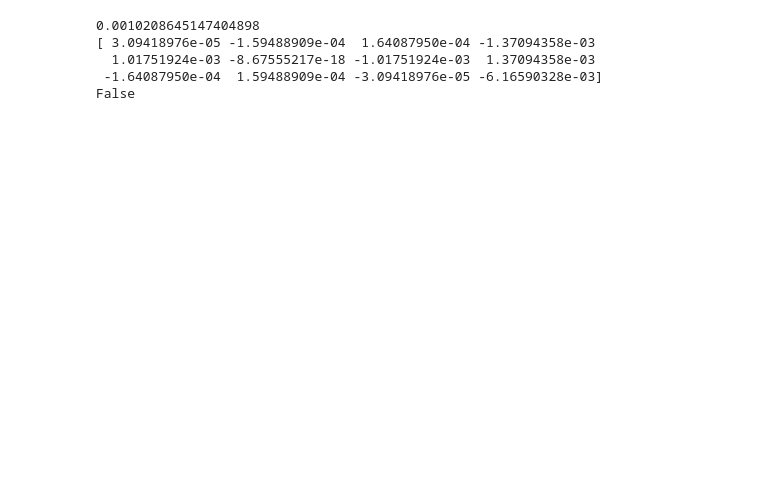
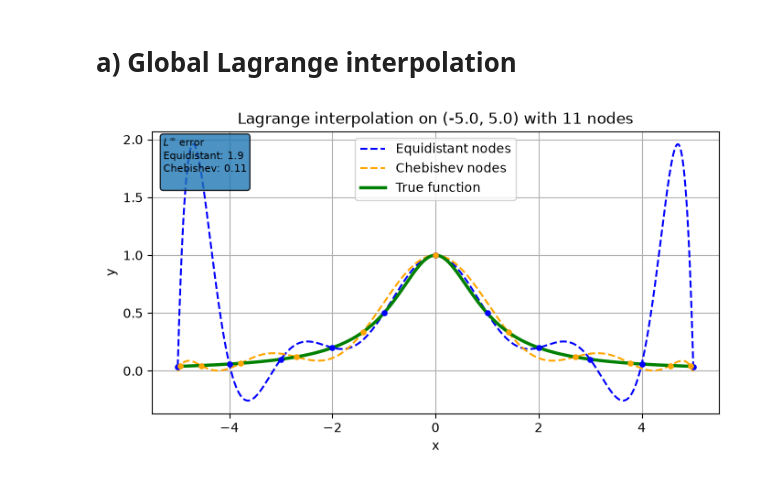
Before and after one commit to KristofferEide06/TMA4215, a Jupyter notebook: project_1/notebooks/project_1.ipynb, the cells around one changed output. Drawn from its saved outputs; the diff is of its cells as text; code cells hidden in the pictures; blank space fills up the shorter version.

Commit message:
Update notebook (#3)
* Update plotting functions to cover all tasks

* Added runtime computation function

* Notebook with all plots and figures

```diff
--- a/project_1/notebooks/project_1.ipynb
+++ b/project_1/notebooks/project_1.ipynb
@@ -373,23 +0,0 @@ def make_cost(
-# %%
-cost = make_cost(fun = runge, interval = (-5, 5), N = 1000)
-n = 10
-
-x0 = anp.linspace(-5, 5, n + 1)
-epsilon0 = 1.0
-
-z0 = anp.concatenate((x0, anp.array([epsilon0])))
-
-print(cost(z0))
-
-grad_cost = grad(cost)
-
-g = grad_cost(z0)
-
-print(g)
-print(anp.any(anp.isnan(g)))
-# %% [output]
-0.0010208645147404898
-[ 3.09418976e-05 -1.59488909e-04  1.64087950e-04 -1.37094358e-03
-  1.01751924e-03 -8.67555217e-18 -1.01751924e-03  1.37094358e-03
- -1.64087950e-04  1.59488909e-04 -3.09418976e-05 -6.16590328e-03]
-False
@@ -442,0 +1,26 @@ def backtrack(
+# %%
+from pathlib import Path
+import sys
+
+import matplotlib.pyplot as plt
+import numpy as np
+
+cwd = Path.cwd().resolve()
+candidates = [cwd, cwd.parent, cwd / 'project_1']
+PROJECT_ROOT = next(
+    (path for path in candidates if (path / 'pyproject.toml').is_file()),
+)
+
+if PROJECT_ROOT is None:
+    raise RuntimeError(f'Could not locate project_1 from {cwd}')
+
+SRC_DIR = PROJECT_ROOT / 'src'
+if str(SRC_DIR) not in sys.path:
+    sys.path.insert(0, str(SRC_DIR))
+
+OUTPUT_DIR = PROJECT_ROOT / 'outputs'
+SAVE_FIGURES = False
+
+from tma4215_project1.functions import f, g, runge
+# %% [markdown]
+# a) Global Lagrange interpolation
@@ -442,0 +32,12 @@ def backtrack(
+# %%
+interval_a_wide = (-5.0, 5.0)
+
+fig, ax = plot_chebishev_equidistant_lagrange (
+    fun = runge,
+    interval = interval_a_wide,
+    n = 10,
+    points = 5001,
+    savefig = SAVE_FIGURES,
+)
+# %% [output]
+[figure, added]
```
Also changed, not shown: parts of 45 cells of this notebook, 4 other files.
